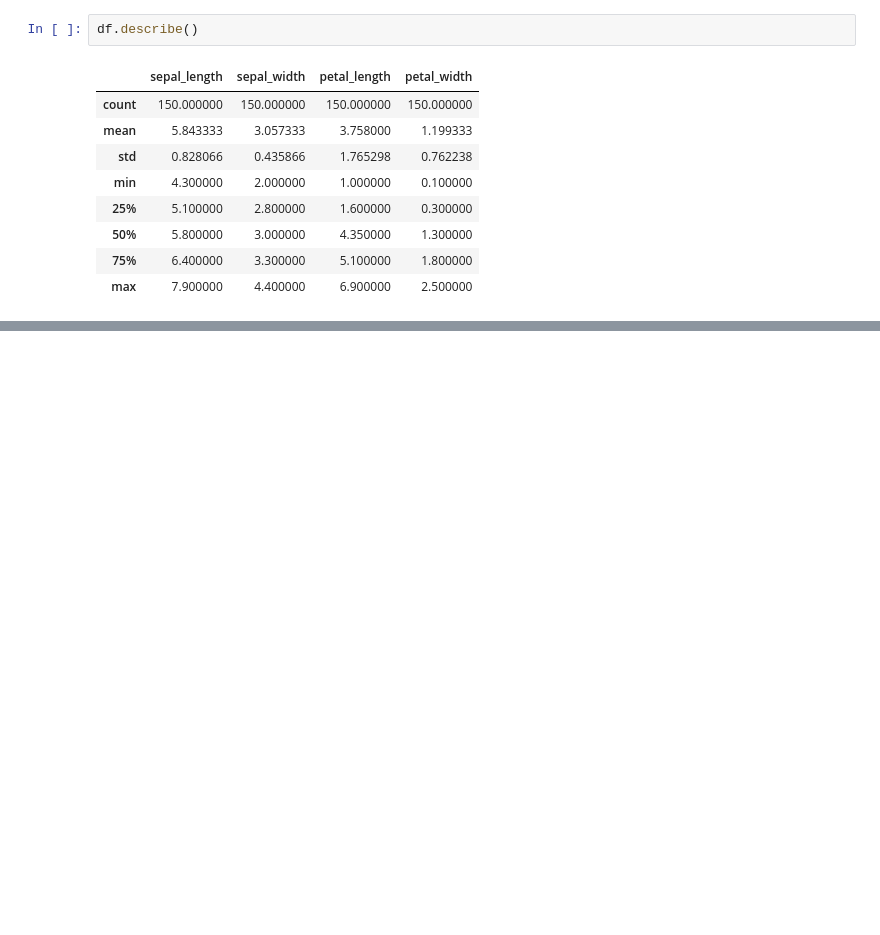
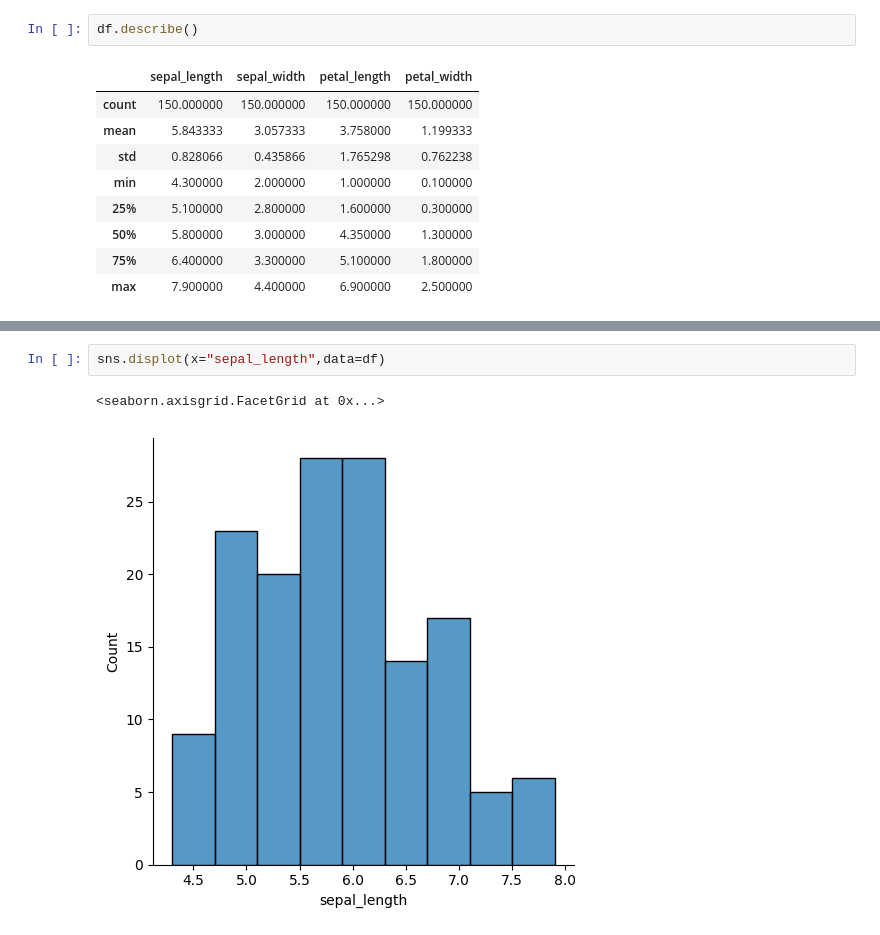
Before and after one commit to Ravindrakumarnayak/python_practice_daywise, a Jupyter notebook: python_visualization3_matplotlib_practice.ipynb, the cells around one changed output, grey strips where cells are left out. Saved outputs shown, nothing was run; the diff lists cells and outputs as text; blank space fills up the shorter version.

```diff
--- a/python_visualization3_matplotlib_practice.ipynb
+++ b/python_visualization3_matplotlib_practice.ipynb
@@ -101,0 +112,5 @@ df.describe()
+# %%
+sns.displot(x="sepal_length",data=df)
+# %% [output]
+<seaborn.axisgrid.FacetGrid at 0x...>
+[figure, added]
```
Also changed, not shown: parts of 18 cells of this notebook.
